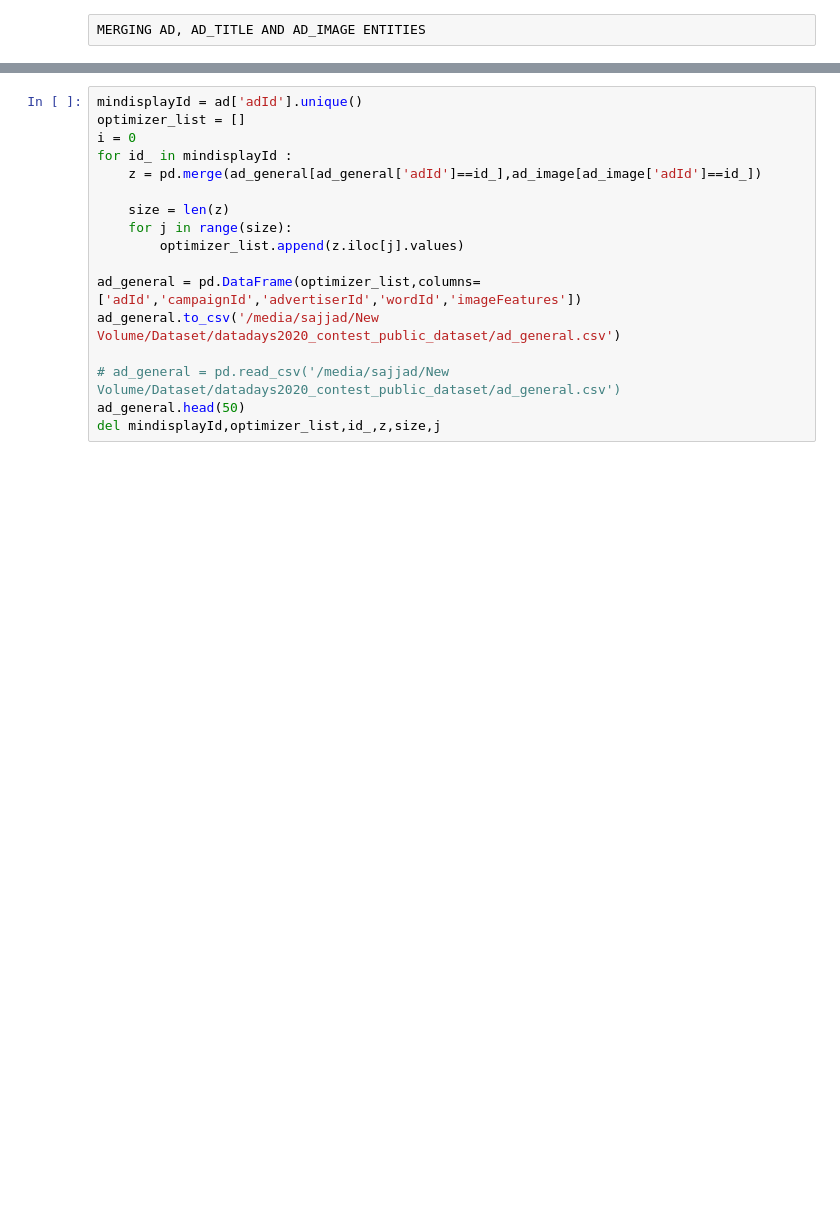
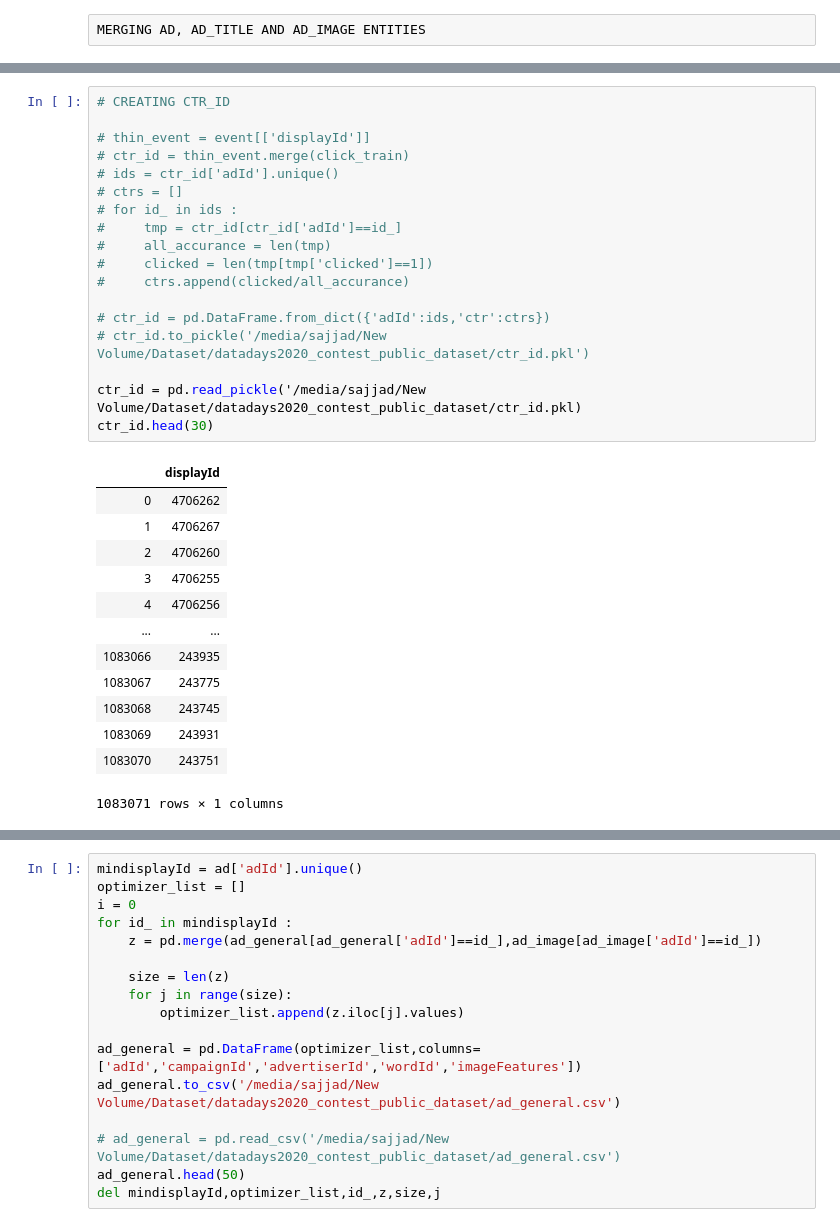
Before and after one commit to sajjad-yazdanparast/data-days, a Jupyter notebook: main.ipynb, the cells around one changed output, grey strips where cells are left out. Drawn from its saved outputs; the diff is of its cells as text; blank space fills up the shorter version.

```diff
--- a/main.ipynb
+++ b/main.ipynb
@@ -96,0 +73,32 @@ arr.shape
+# %%
+# CREATING CTR_ID
+
+# thin_event = event[['displayId']]
+# ctr_id = thin_event.merge(click_train)
+# ids = ctr_id['adId'].unique()
+# ctrs = []
+# for id_ in ids :
+#     tmp = ctr_id[ctr_id['adId']==id_]
+#     all_accurance = len(tmp)
+#     clicked = len(tmp[tmp['clicked']==1])
+#     ctrs.append(clicked/all_accurance)
+
+# ctr_id = pd.DataFrame.from_dict({'adId':ids,'ctr':ctrs})
+# ctr_id.to_pickle('/media/sajjad/New Volume/Dataset/datadays2020_contest_public_dataset/ctr_id.pkl')
+
+ctr_id = pd.read_pickle('/media/sajjad/New Volume/Dataset/datadays2020_contest_public_dataset/ctr_id.pkl)
+ctr_id.head(30)
+# %% [output]
+|  | displayId |
+| 0 | 4706262 |
+| 1 | 4706267 |
+| 2 | 4706260 |
+| 3 | 4706255 |
+| 4 | 4706256 |
+| ... | ... |
+| 1083066 | 243935 |
+| 1083067 | 243775 |
+| 1083068 | 243745 |
+| 1083069 | 243931 |
+| 1083070 | 243751 |
+1083071 rows × 1 columns
```
Also changed, not shown: parts of 11 cells of this notebook.
